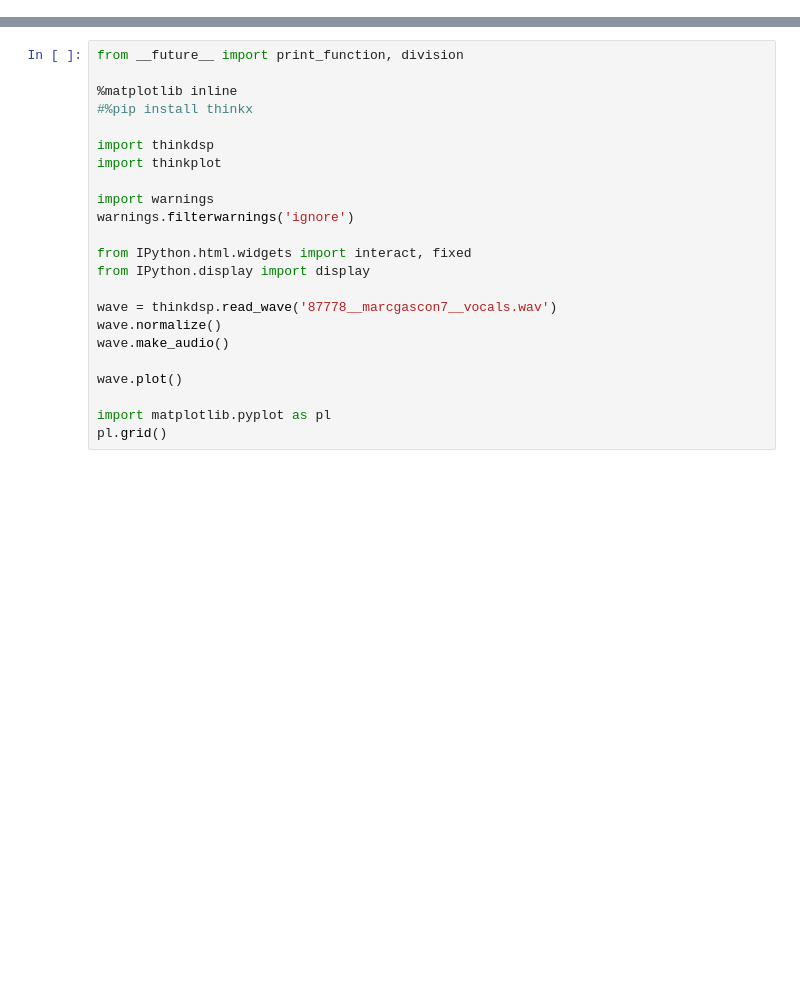
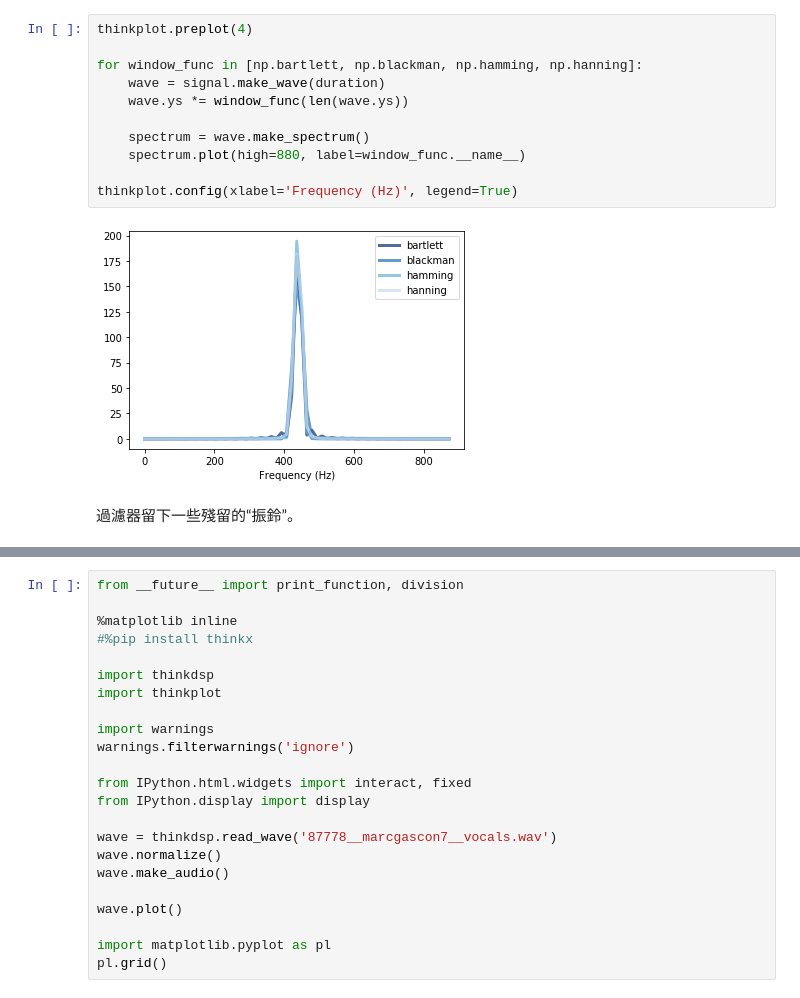
Before and after one commit to Tweety1210/dsphw2020, a Jupyter notebook: ch3hw.ipynb, the cells around one changed output, grey strips where cells are left out. Saved outputs shown, nothing was run; the diff lists cells and outputs as text; blank space fills up the shorter version.

```diff
--- a/ch3hw.ipynb
+++ b/ch3hw.ipynb
@@ -3,0 +31,15 @@
+# %%
+thinkplot.preplot(4)
+
+for window_func in [np.bartlett, np.blackman, np.hamming, np.hanning]:
+    wave = signal.make_wave(duration)
+    wave.ys *= window_func(len(wave.ys))
+
+    spectrum = wave.make_spectrum()
+    spectrum.plot(high=880, label=window_func.__name__)
+
+thinkplot.config(xlabel='Frequency (Hz)', legend=True)
+# %% [output]
+[figure, added]
+# %% [markdown]
+過濾器留下一些殘留的“振鈴”。
```
Also changed, not shown: parts of 21 cells of this notebook.
